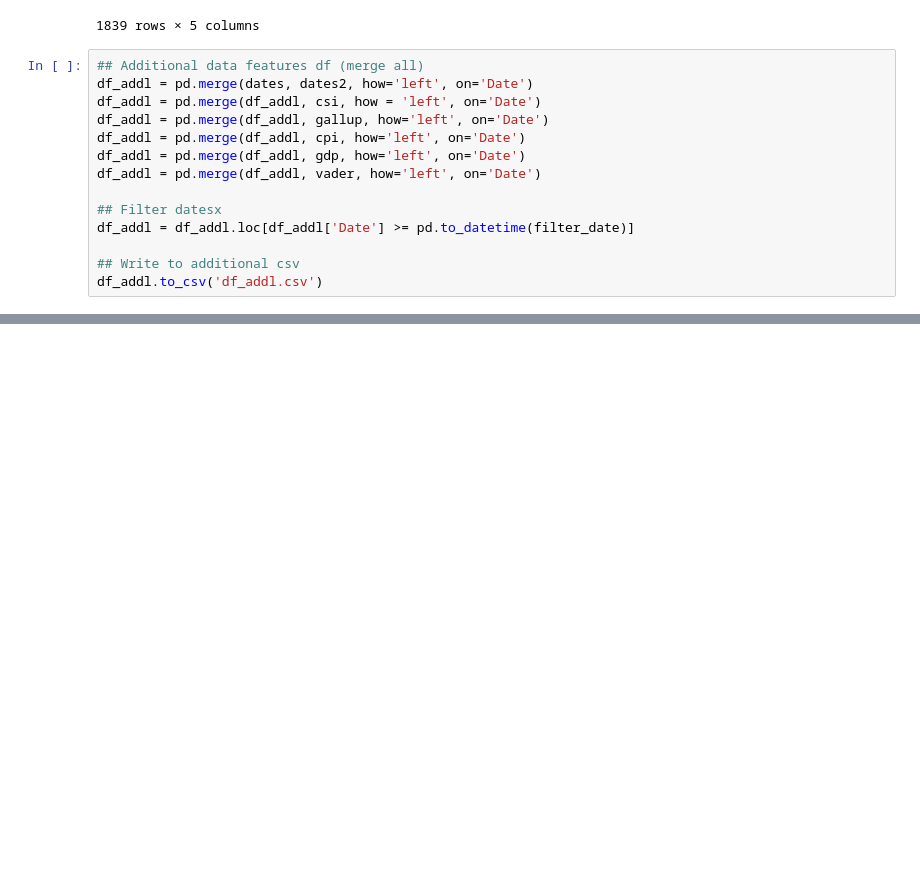
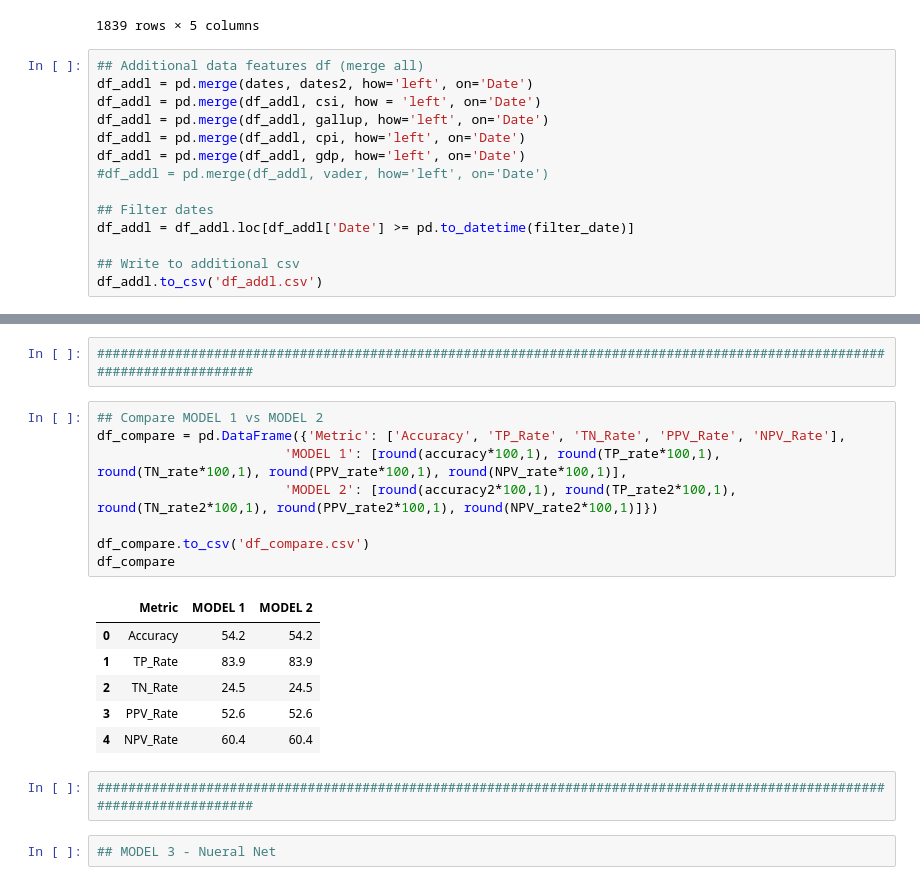
Before and after one commit to zarbin/UTA_Project-4, a Jupyter notebook: sandbox/mike/crypto_mike3.ipynb, the cells around one changed output, grey strips where cells are left out. Drawn from its saved outputs; the diff is of its cells as text; blank space fills up the shorter version.

Commit message:
Finalize models 1 and 2

```diff
--- a/sandbox/mike/crypto_mike3.ipynb
+++ b/sandbox/mike/crypto_mike3.ipynb
@@ -596,9 +596,9 @@ df_addl = pd.merge(df_addl, csi, how = 'left', on='Date')
 df_addl = pd.merge(df_addl, gallup, how='left', on='Date')
 df_addl = pd.merge(df_addl, cpi, how='left', on='Date')
 df_addl = pd.merge(df_addl, gdp, how='left', on='Date')
-df_addl = pd.merge(df_addl, vader, how='left', on='Date')
+#df_addl = pd.merge(df_addl, vader, how='left', on='Date')
 
-## Filter datesx
+## Filter dates
 df_addl = df_addl.loc[df_addl['Date'] >= pd.to_datetime(filter_date)]
 
 ## Write to additional csv
@@ -655,0 +755,21 @@ array([[310,  69],
+# %%
+#########################################################################################################################
+# %%
+## Compare MODEL 1 vs MODEL 2
+df_compare = pd.DataFrame({'Metric': ['Accuracy', 'TP_Rate', 'TN_Rate', 'PPV_Rate', 'NPV_Rate'],
+                        'MODEL 1': [round(accuracy*100,1), round(TP_rate*100,1), round(TN_rate*100,1), round(PPV_rate*100,1), round(NPV_rate*100,1)],
+                        'MODEL 2': [round(accuracy2*100,1), round(TP_rate2*100,1), round(TN_rate2*100,1), round(PPV_rate2*100,1), round(NPV_rate2*100,1)]})
+
+df_compare.to_csv('df_compare.csv')
+df_compare
+# %% [output]
+|  | Metric | MODEL 1 | MODEL 2 |
+| 0 | Accuracy | 54.2 | 54.2 |
+| 1 | TP_Rate | 83.9 | 83.9 |
+| 2 | TN_Rate | 24.5 | 24.5 |
+| 3 | PPV_Rate | 52.6 | 52.6 |
+| 4 | NPV_Rate | 60.4 | 60.4 |
+# %%
+#########################################################################################################################
+# %%
+## MODEL 3 - Nueral Net
```
Also changed, not shown: parts of 13 cells of this notebook, 27 other files.
